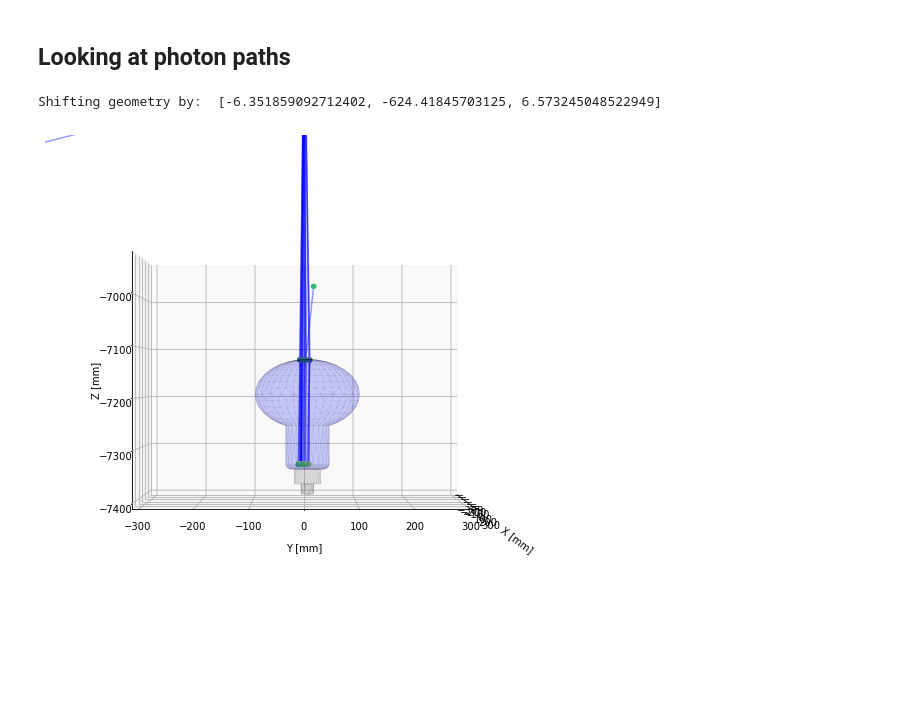
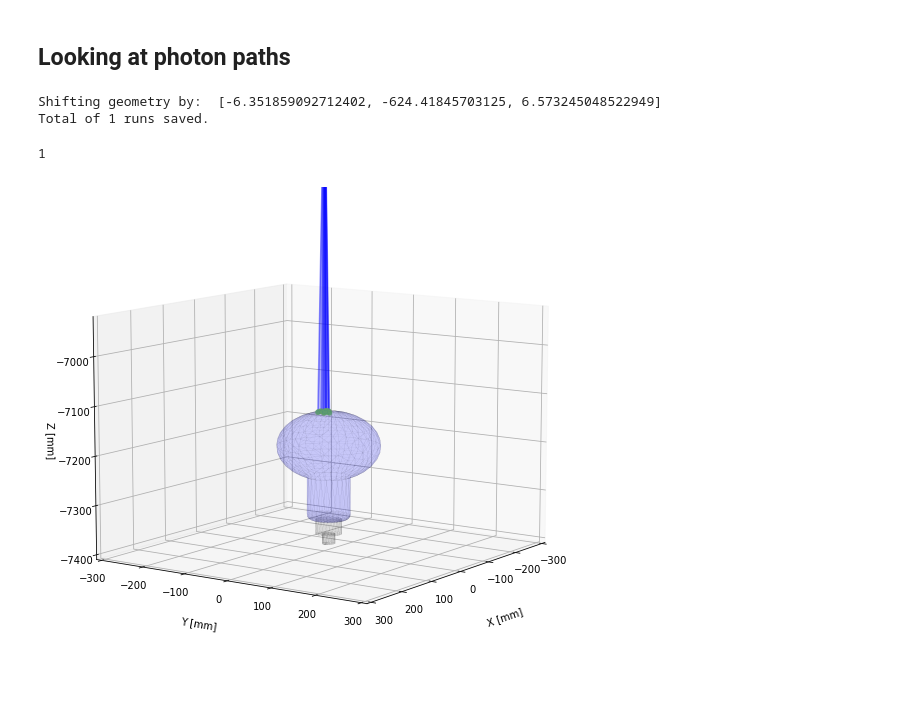
Before and after one commit to eklem1/OD_work, a Jupyter notebook: Plotting.ipynb, the cells around one changed output. Saved outputs shown, nothing was run; the diff lists cells and outputs as text; code cells hidden in the pictures; blank space fills up the shorter version.

Commit message:
Started work on cherenkov photons

```diff
--- a/Plotting.ipynb
+++ b/Plotting.ipynb
@@ -11,7 +11,7 @@ from mpl_toolkits import mplot3d
 def readPhotonPaths(filename):
 
     f = open(filename, "r")
-    paths1 = [[],[],[]]
+    paths_runs = []
     paths = []
     save = -1
 
@@ -26,17 +26,29 @@ def readPhotonPaths(filename):
 
     for i in range(5, num_lines, 4):
 
-        X = [float(x) for x in lst[i+1].split(', ')[:-1]]
-        Y = [float(x) for x in lst[i+2].split(', ')[:-1]]
-        Z = [float(x) for x in lst[i+3].split(', ')[:-1]]
+        if '*' in lst[i]:
+            print("New run detected", len(paths), len(paths_runs))
+            paths_runs.append(paths)
+            paths = []
 
-        paths.append([X, Y, Z])
-    return paths, centerSh
+        else:
+
+            X = [float(x) for x in lst[i+1].split(', ')[:-1]]
+            Y = [float(x) for x in lst[i+2].split(', ')[:-1]]
+            Z = [float(x) for x in lst[i+3].split(', ')[:-1]]
+
+            paths.append([X, Y, Z])
+
+    paths_runs.append(paths)
+
+    print("Total of {} runs saved.".format(len(paths_runs)))
+    return paths_runs, centerSh
 # %%
-# paths = readPhotonPaths("photonPath_PMTcheck1.txt")
-paths, centerShift = readPhotonPaths("photonPath.txt")
+paths_runs, centerShift = readPhotonPaths("photonPath_PMTFullAbs.txt")
+# paths_runs, centerShift = readPhotonPaths("photonPath.txt")
 # %% [output]
 Shifting geometry by:  [-6.351859092712402, -624.41845703125, 6.573245048522949]
+Total of 1 runs saved.
 # %%
 #STL files for plotting
 
@@ -106,7 +118,13 @@ def addGeometry(ax, parts='all'):
         geometryPart.set_edgecolor(colors[0])
         geometryPart.set_facecolor(facecolor[i])
         ax.add_collection3d(geometryPart)
+# %%
+print(len(paths_runs))
+# %% [output]
+1
 # %%
+paths = paths_runs[0]
+
 fig = plt.figure(figsize=(7,7))
 axes = mplot3d.Axes3D(fig)
 
@@ -118,38 +136,38 @@ for i in range(len(paths)):
 
 #     print(paths[i][0][1], paths[i][1][1], paths[i][2][1])
 
-addGeometry(axes, parts=['PMTconnect','PMTGlass'])  #'WT' ,
+addGeometry(axes, parts=['PMTconnect','PMTGlass', 'OC'])  #'WT' ,
 
 axes.set_xlim3d(-300, 300)
 axes.set_ylim3d(-300, 300)
 axes.set_zlim3d(-7400, -6930)
 
 # axes.set_xlim3d(-6000, 6000)
 # axes.set_ylim3d(-6000, 6000)
 # axes.set_zlim3d(-7800, +6730)
 
 axes.set_xlabel("X [mm]")
 axes.set_ylabel("Y [mm]")
 axes.set_zlabel("Z [mm]")
 axes.xaxis.labelpad=20
 axes.yaxis.labelpad=15
 # axes.zaxis.labelpad=15
 
 # axes.legend()
 
 # fig.colorbar(p, label="Step Number", shrink=0.8)
 
 #change angle of view - (elevation, azimuth) angles in degrees
 # ‘elev’ stores the elevation angle in the z plane. ‘azim’ stores the azimuth angle in the x,y plane.
-axes.view_init(0, 0)
+axes.view_init(10, 35)
 
 # 0, 90 - XZ plane; 90, 90 - top view
 
 plt.show()
 
 # PMT_MetalConnection PMT_Glassware
 # %% [output]
-[figure, old version]
+[figure, new version]
 # %%
 fig = plt.figure(figsize=(7,7))
 axes = mplot3d.Axes3D(fig)
```
Also changed, not shown: parts of 2 cells of this notebook, 3 other files.
